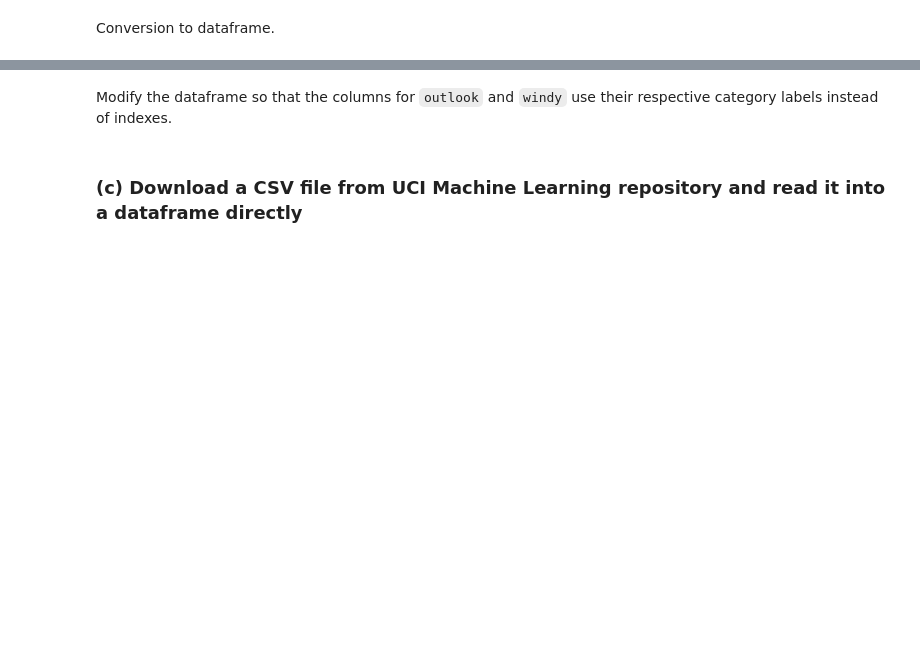
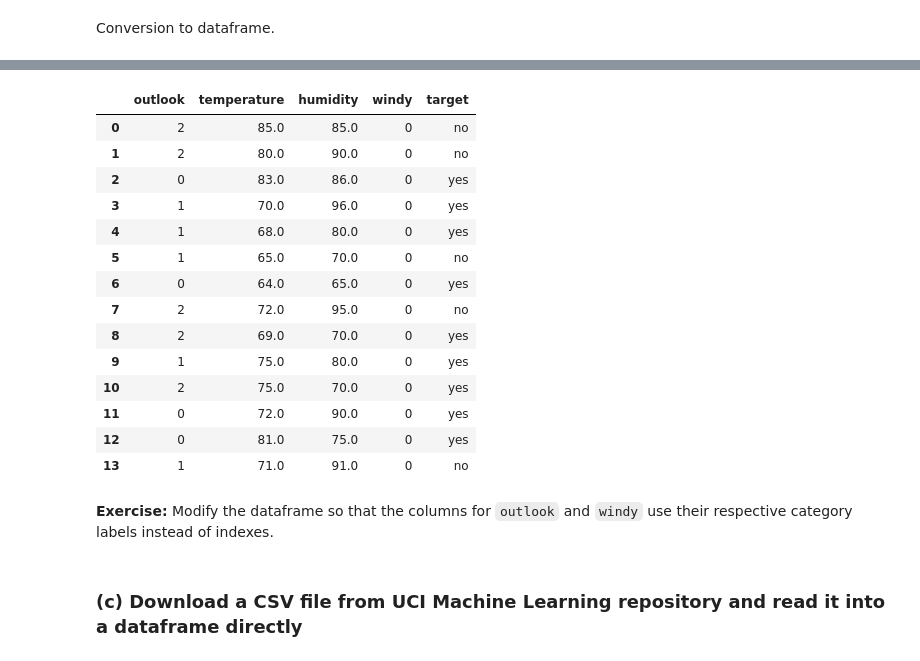
Before and after one commit to ccha23/CS3481, a Jupyter notebook: CS3481_Tutorial_2.ipynb, the cells around one changed output, grey strips where cells are left out. Cells and saved outputs as stored; diff of their text form; code cells hidden in the pictures; blank space fills up the shorter version.

```diff
--- a/CS3481_Tutorial_2.ipynb
+++ b/CS3481_Tutorial_2.ipynb
@@ -123,5 +199,5 @@ Download the `weather.nominal` dataset from [openml.org](https://www.openml.org/
 [*See the [documentation](https://scikit-learn.org/stable/datasets/index.html#downloading-datasets-from-the-openml-org-repository) for more details.*]
 # %%
 from sklearn.datasets import fetch_openml
-weather = fetch_openml(name='Weather')
+weather = fetch_openml(data_id=41521)
 weather
@@ -141,5 +255,25 @@ weather_pd
+# %%
+weather_pd["temperature"] = pd.to_numeric(weather_pd["temperature"])
+weather_pd["humidity"] = pd.to_numeric(weather_pd["humidity"])
+weather_pd
+# %% [output]
+|  | outlook | temperature | humidity | windy | target |
+| 0 | 2 | 85.0 | 85.0 | 0 | no |
+| 1 | 2 | 80.0 | 90.0 | 0 | no |
+| 2 | 0 | 83.0 | 86.0 | 0 | yes |
+| 3 | 1 | 70.0 | 96.0 | 0 | yes |
+| 4 | 1 | 68.0 | 80.0 | 0 | yes |
+| 5 | 1 | 65.0 | 70.0 | 0 | no |
+| 6 | 0 | 64.0 | 65.0 | 0 | yes |
+| 7 | 2 | 72.0 | 95.0 | 0 | no |
+| 8 | 2 | 69.0 | 70.0 | 0 | yes |
+| 9 | 1 | 75.0 | 80.0 | 0 | yes |
+| 10 | 2 | 75.0 | 70.0 | 0 | yes |
+| 11 | 0 | 72.0 | 90.0 | 0 | yes |
+| 12 | 0 | 81.0 | 75.0 | 0 | yes |
+| 13 | 1 | 71.0 | 91.0 | 0 | no |
 # %% [markdown]
-Modify the dataframe so that the columns for `outlook` and `windy` use their respective category labels instead of indexes.
+**Exercise:** Modify the dataframe so that the columns for `outlook` and `windy` use their respective category labels instead of indexes.
 # %% [markdown]
 ### (c) Download a CSV file from UCI Machine Learning repository and read it into a dataframe directly
 # %%
```
Also changed, not shown: parts of 12 cells of this notebook, 2 other files.
